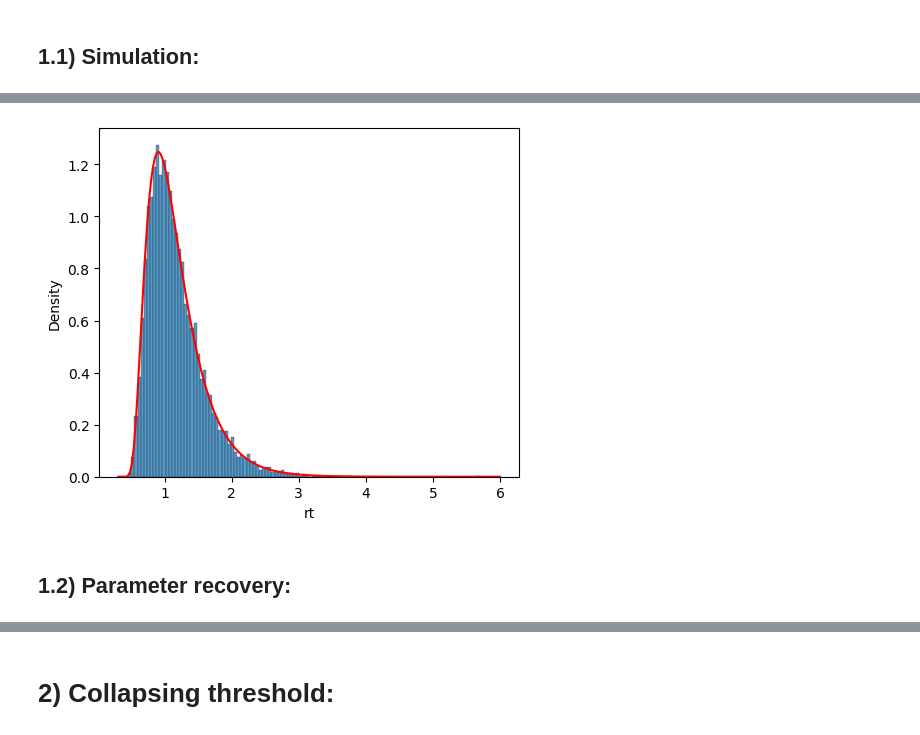
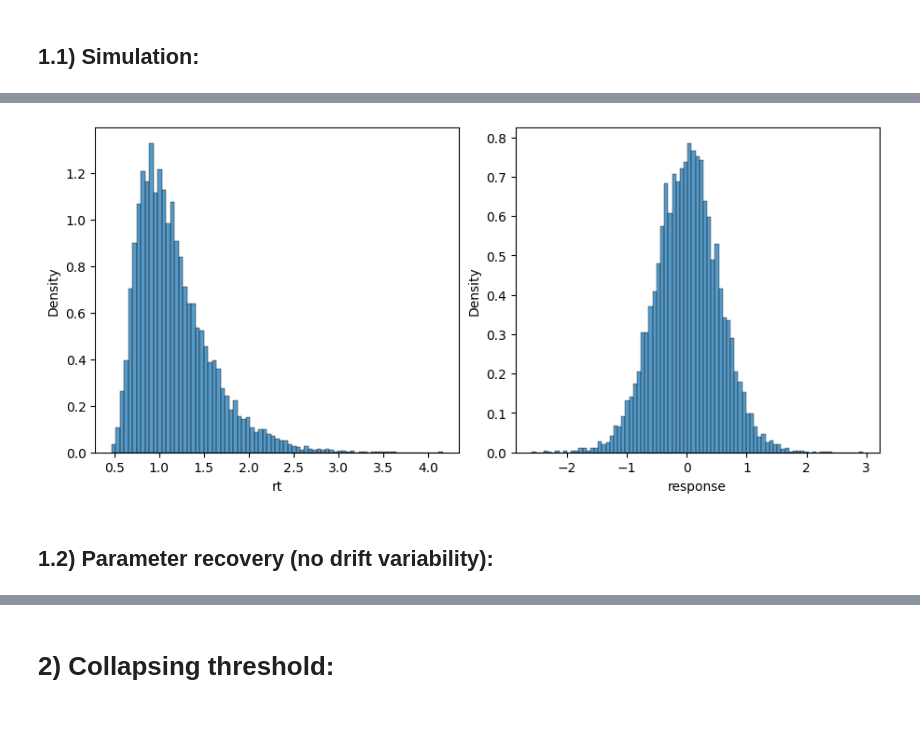
Before and after one commit to AmirHoseinHadian/CRDDM, a Jupyter notebook: docs/1 - Circular diffusion models.ipynb, the cells around one changed output, grey strips where cells are left out. Cells and saved outputs as stored; diff of their text form; code cells hidden in the pictures.

Commit message:
generalizing circular diffusion model

```diff
--- a/docs/1 - Circular diffusion models.ipynb
+++ b/docs/1 - Circular diffusion models.ipynb
@@ -16,6 +16,6 @@ threshold = 2
 drift_vector = np.array([2, 0])
 ndt = 0.3
 
-cdm = CDM.FixedThresholdCDM()
+model = CDM.FixedThresholdCDM()
 
-df = cdm.simulate(threshold, drift_vector, ndt, n_sample=10000)
+df = model.simulate(threshold, drift_vector, ndt, n_sample=10000)
@@ -22,18 +38,15 @@ df = cdm.simulate(threshold, drift_vector, ndt, n_sample=10000)
 # %%
 plt.figure(figsize=(9, 4), layout='constrained')
 plt.subplot(121)
-t = np.linspace(0.01, df['rt'].max(), 200)
-plt.plot(t+ndt, cdm.response_time_pdf(t, threshold, drift_vector), color='red')
 sns.histplot(df['rt'], stat='density');
 
-# plt.subplot(122)
-# theta = np.linspace(-3.14, 3.14, 200)
-# plt.plot(theta, cdm.response_pdf(theta, threshold, drift_vector), color='red')
-# sns.histplot(df['response'], stat='density');
+plt.subplot(122)
+theta = np.linspace(-3.14, 3.14, 200)
+sns.histplot(df['response'], stat='density');
 # %% [output]
-[figure, old version]
+[figure, new version]
 # %% [markdown]
-## 1.2) Parameter recovery:
+## 1.2) Parameter recovery (no drift variability):
 # %%
 def fit_cdm(prms, rt, theta, model):
     threshold =  prms[0] # decision threshold
```
Also changed, not shown: parts of 24 cells of this notebook, 2 other files.
